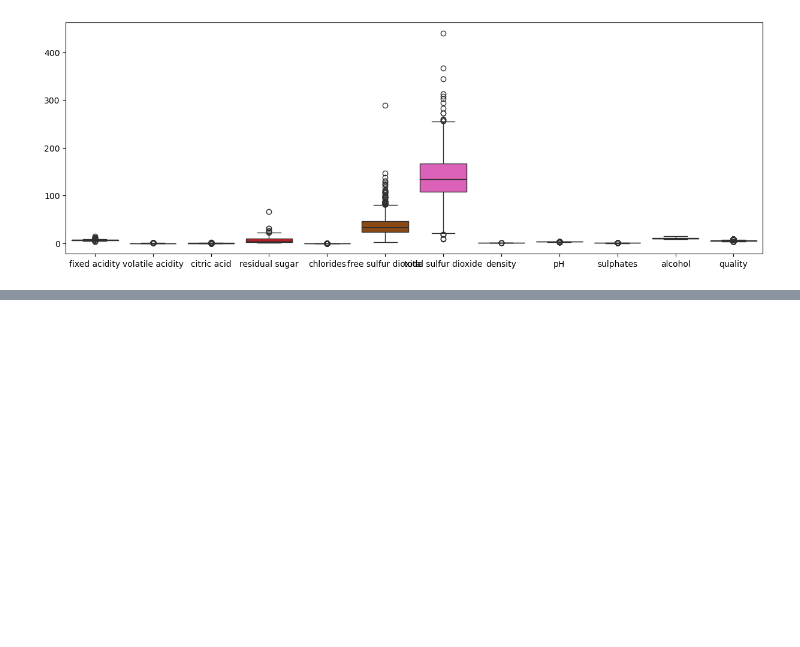
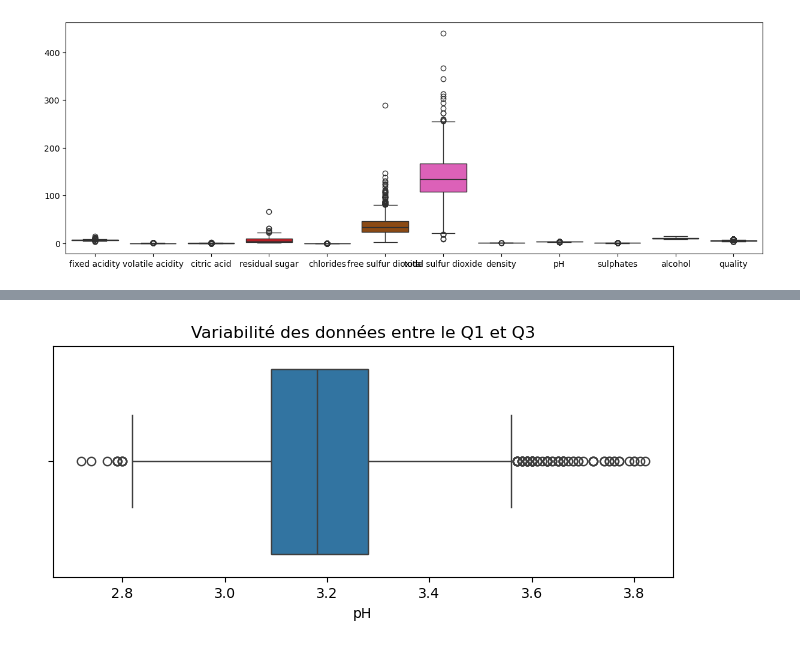
Before and after one commit to Elijoelemile/ANALYSE_DESCRIPTIVE_DUN_DATASET, a Jupyter notebook: Qualité du vin.ipynb, the cells around one changed output, grey strips where cells are left out. Saved outputs shown, nothing was run; the diff lists cells and outputs as text; code cells hidden in the pictures; blank space fills up the shorter version.

```diff
--- a/Qualité du vin.ipynb
+++ b/Qualité du vin.ipynb
@@ -141,0 +225,8 @@ plt.show()
+# %%
+# Boîte à moustache montrant en couleur bleu la petite variété de valeur entre le Q1 et Q2, sur un max et un min du PH pas très grand ce qui est logique.
+plt.figure(figsize=(8,3))
+sns.boxplot(x=data['pH'])
+plt.title('Variabilité des données entre le Q1 et Q3')
+plt.show()g
+# %% [output]
+[figure, added]
```
Also changed, not shown: parts of 11 cells of this notebook.
